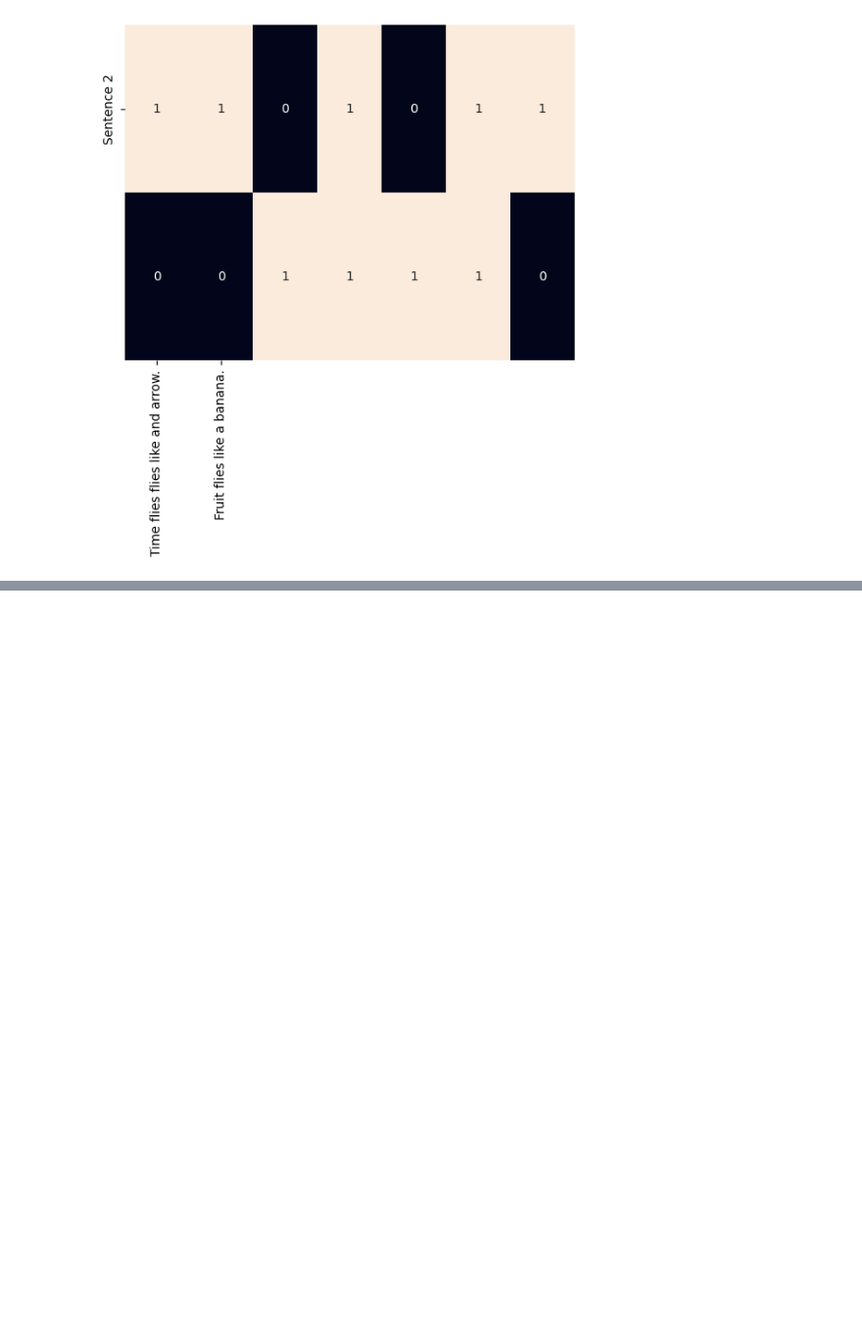
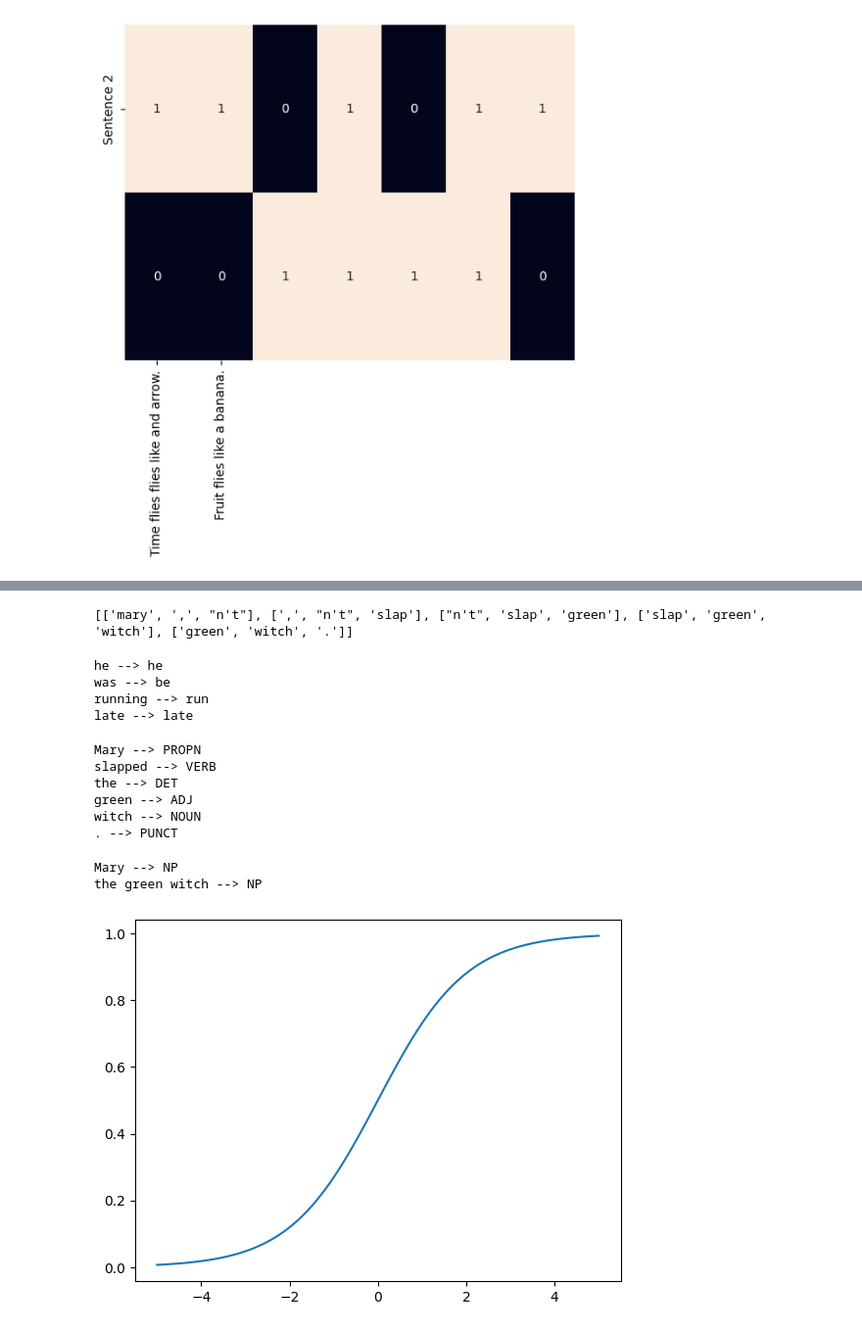
Before and after one commit to DarkWorldCoder/LearningAI, a Jupyter notebook: NLP.ipynb, the cells around one changed output, grey strips where cells are left out. Shown at 98% size. Cells and saved outputs as stored; diff of their text form; code cells hidden in the pictures; blank space fills up the shorter version.

```diff
--- a/NLP.ipynb
+++ b/NLP.ipynb
@@ -15,0 +131,42 @@ sns.heatmap(one_hot,annot=True,cbar=False,xticklabels=corpus,yticklabels=["Sente
+# %%
+def n_grams(text,n):
+  words = text.split(" ")
+  return [words[i:i+n] for i in range(len(words)-n+1)]
+
+cleaned = ['mary', ',', "n't", 'slap', 'green', 'witch', '.']
+print(n_grams(text=" ".join(cleaned),n=3))
+# %% [output]
+[['mary', ',', "n't"], [',', "n't", 'slap'], ["n't", 'slap', 'green'], ['slap', 'green', 'witch'], ['green', 'witch', '.']]
+# %%
+import spacy
+nlp = spacy.load("en_core_web_sm")
+doc = nlp(u"he was running late")
+for token in doc:
+  print("{} --> {}".format(token,token.lemma_))
+# %% [output]
+he --> he
+was --> be
+running --> run
+late --> late
+# %%
+import spacy
+nlp = spacy.load("en_core_web_sm")
+doc = nlp(u"Mary slapped the green witch.")
+for token in doc:
+  print("{} --> {}".format(token,token.pos_))
+# %% [output]
+Mary --> PROPN
+slapped --> VERB
+the --> DET
+green --> ADJ
+witch --> NOUN
+. --> PUNCT
+# %%
+import spacy
+nlp = spacy.load("en_core_web_sm")
+doc = nlp(u"Mary slapped the green witch.")
+for chunk in doc.noun_chunks:
+  print("{} --> {}".format(chunk,chunk.label_))
+# %% [output]
+Mary --> NP
+the green witch --> NP
@@ -15,0 +185,10 @@ sns.heatmap(one_hot,annot=True,cbar=False,xticklabels=corpus,yticklabels=["Sente
+# %%
+import torch
+import matplotlib.pyplot as plt
+
+x = torch.range(-5.,5.,0.1)
+y = torch.sigmoid(x)
+plt.plot(x.numpy(),y.numpy())
+plt.show()
+# %% [output]
+[figure, added]
```
Also changed, not shown: parts of 13 cells of this notebook.
